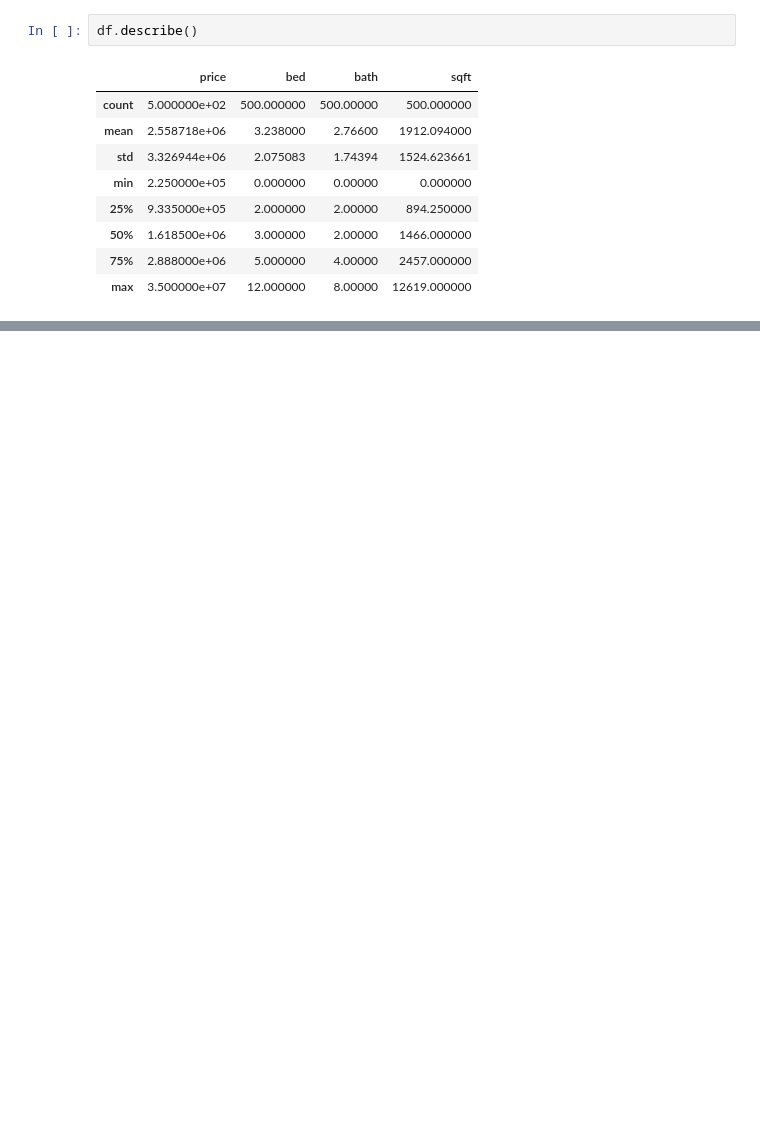
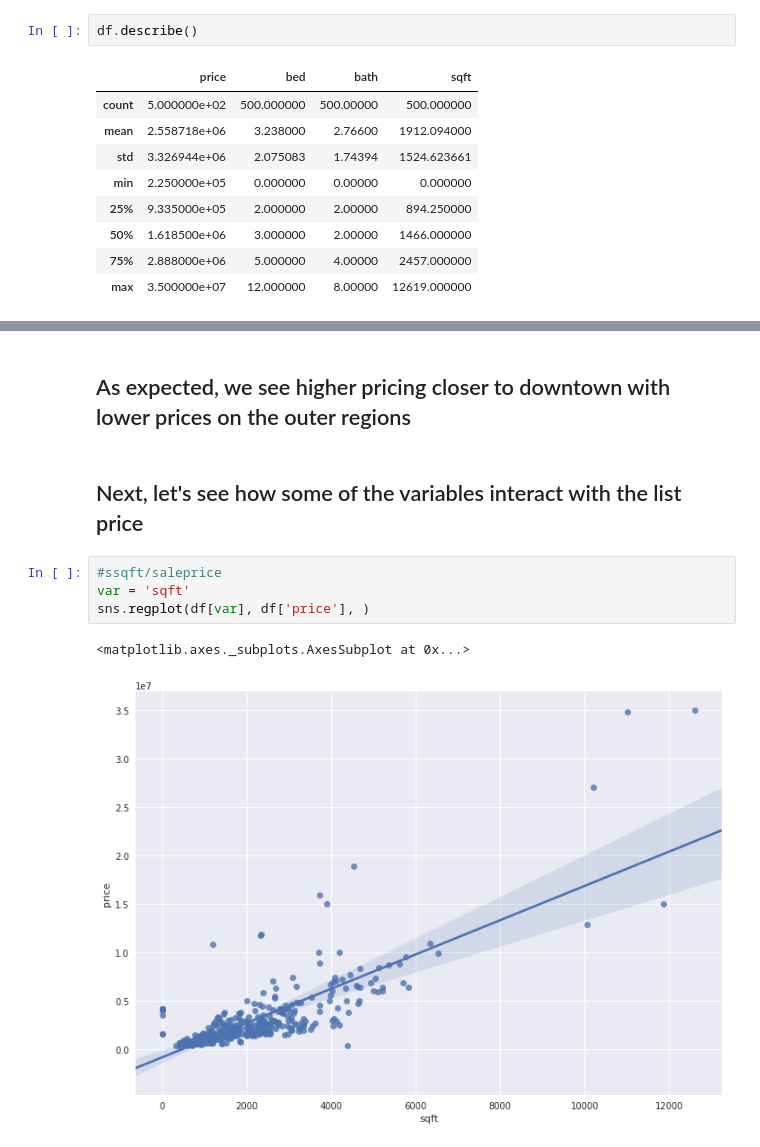
Before and after one commit to kylehounslow/vancouver_housing, a Jupyter notebook: notebooks/EDA.ipynb, the cells around one changed output, grey strips where cells are left out. Saved outputs shown, nothing was run; the diff lists cells and outputs as text; blank space fills up the shorter version.

```diff
--- a/notebooks/EDA.ipynb
+++ b/notebooks/EDA.ipynb
@@ -146,0 +168,11 @@ Kurtosis: 42.640061
+# %% [markdown]
+## As expected, we see higher pricing closer to downtown with lower prices on the outer regions
+# %% [markdown]
+## Next, let's see how some of the variables interact with the list price
+# %%
+#ssqft/saleprice
+var = 'sqft'
+sns.regplot(df[var], df['price'], )
+# %% [output]
+<matplotlib.axes._subplots.AxesSubplot at 0x...>
+[figure, added]
```
Also changed, not shown: parts of 22 cells of this notebook.
